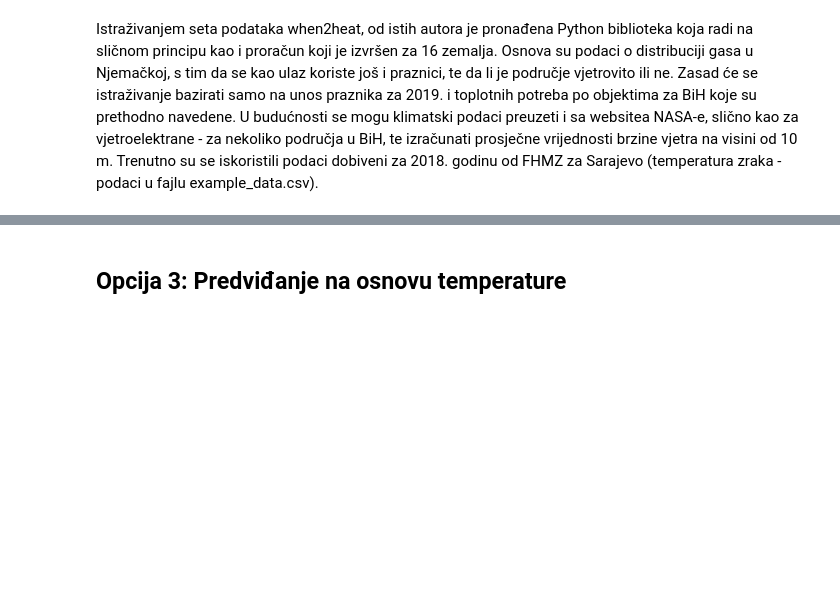
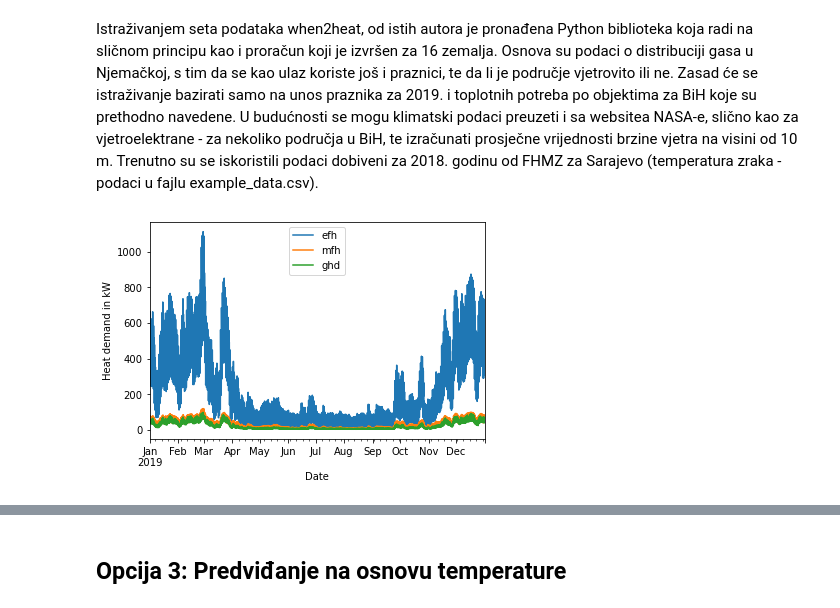
Before and after one commit to ehlimana/Electricity-analysis, a Jupyter notebook: Heat_demand.ipynb, the cells around one changed output, grey strips where cells are left out. Cells and saved outputs as stored; diff of their text form; code cells hidden in the pictures; blank space fills up the shorter version.

```diff
--- a/Heat_demand.ipynb
+++ b/Heat_demand.ipynb
@@ -593,7 +593,7 @@ import os
 import demandlib.bdew as bdew
 
 # read example temperature series
-filename = pd.read_csv('FILES\AUXILLIARY\example_data.csv')
+filename = 'AUXILLIARY\example_data.csv'
 dirname = os.getcwd()
 datapath = os.path.join(dirname, filename)
 
@@ -671,30 +671,31 @@ demand["mfh"] = bdew.HeatBuilding(
     building_class=2,
     wind_class=0,
     annual_heat_demand=ann_demands_per_type["mfh"],
     name="MFH",
 ).get_bdew_profile()
 
 # Industry, trade, service (ghd: Gewerbe, Handel, Dienstleistung)
 demand["ghd"] = bdew.HeatBuilding(
     demand.index,
     holidays=holidays,
     temperature=temperature,
     shlp_type="ghd",
     wind_class=0,
     annual_heat_demand=ann_demands_per_type["ghd"],
     name="ghd",
 ).get_bdew_profile()
 
 # Plot demand of building
 ax = demand.plot()
 ax.set_xlabel("Date")
 ax.set_ylabel("Heat demand in kW")
 plt.show()
 
 print("Annual consumption: \n{}".format(demand.sum()))
 
 print(demand)
 
 for key in ann_demands_per_type:
     assert np.isclose(demand[key].sum(), ann_demands_per_type[key], rtol=1e-4)
 # %% [output]
+[figure, added]
```
Also changed, not shown: parts of 28 cells of this notebook, 3 other files.
